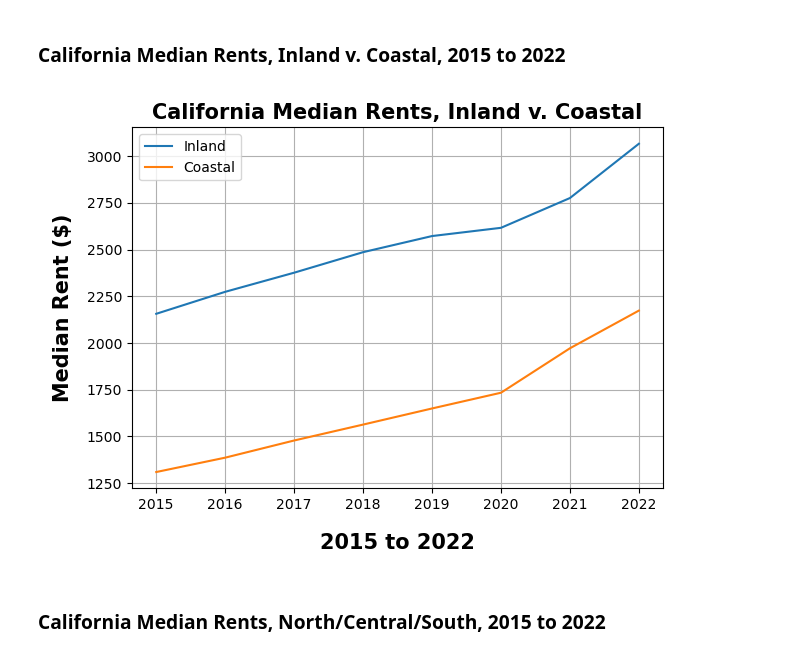
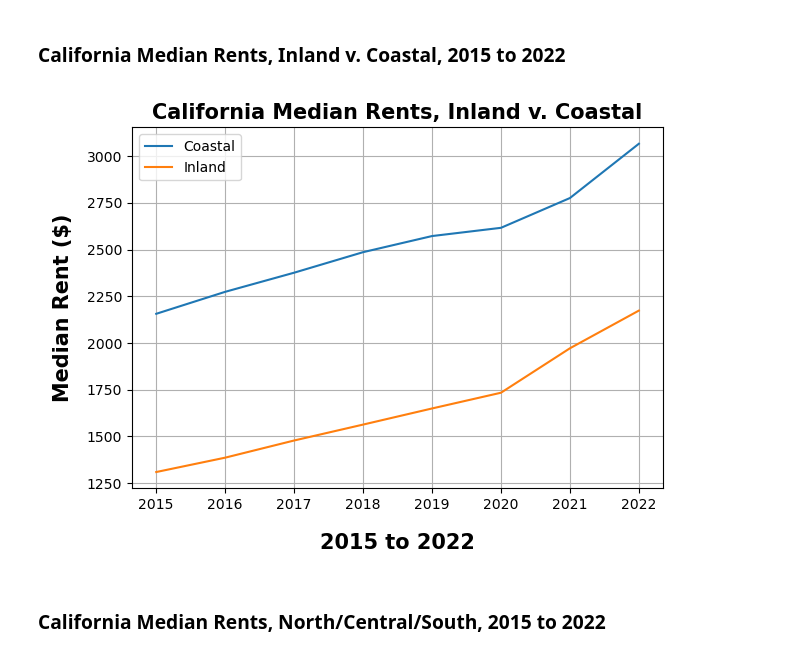
Before and after one commit to davidixonn/CaliforniaDreaming, a Jupyter notebook: cal_rent_FINAL.ipynb, the cells around one changed output. Cells and saved outputs as stored; diff of their text form; code cells hidden in the pictures.

```diff
--- a/cal_rent_FINAL.ipynb
+++ b/cal_rent_FINAL.ipynb
@@ -289,20 +289,20 @@ rents_chart_nor_sou
 # %%
 # Create line chart showing change in median rents for coastal vs. inland counties in California for 2015 to 2022
 
 font = {'weight': 'bold', 'size': '15'}
 plt.figure(3)
 plt.subplot(111)
 plt.plot(rents_chart_east_west)
 plt.title('California Median Rents, Inland v. Coastal', fontdict= font)
-plt.legend(['Inland', 'Coastal'])
+plt.legend(['Coastal', 'Inland'])
 plt.xlabel('2015 to 2022', labelpad=15, fontdict= font)
 plt.ylabel('Median Rent ($)', labelpad=10, fontdict= font)
 plt.grid(x)
 plt.tight_layout()
 plt.savefig('cal_rents_coast_inland.png')
 plt.show()
 # %% [output]
-[figure, old version]
+[figure, new version]
 # %% [markdown]
 ### California Median Rents, North/Central/South, 2015 to 2022
 # %%
```
Also changed, not shown: parts of 2 cells of this notebook, 4 other files.
